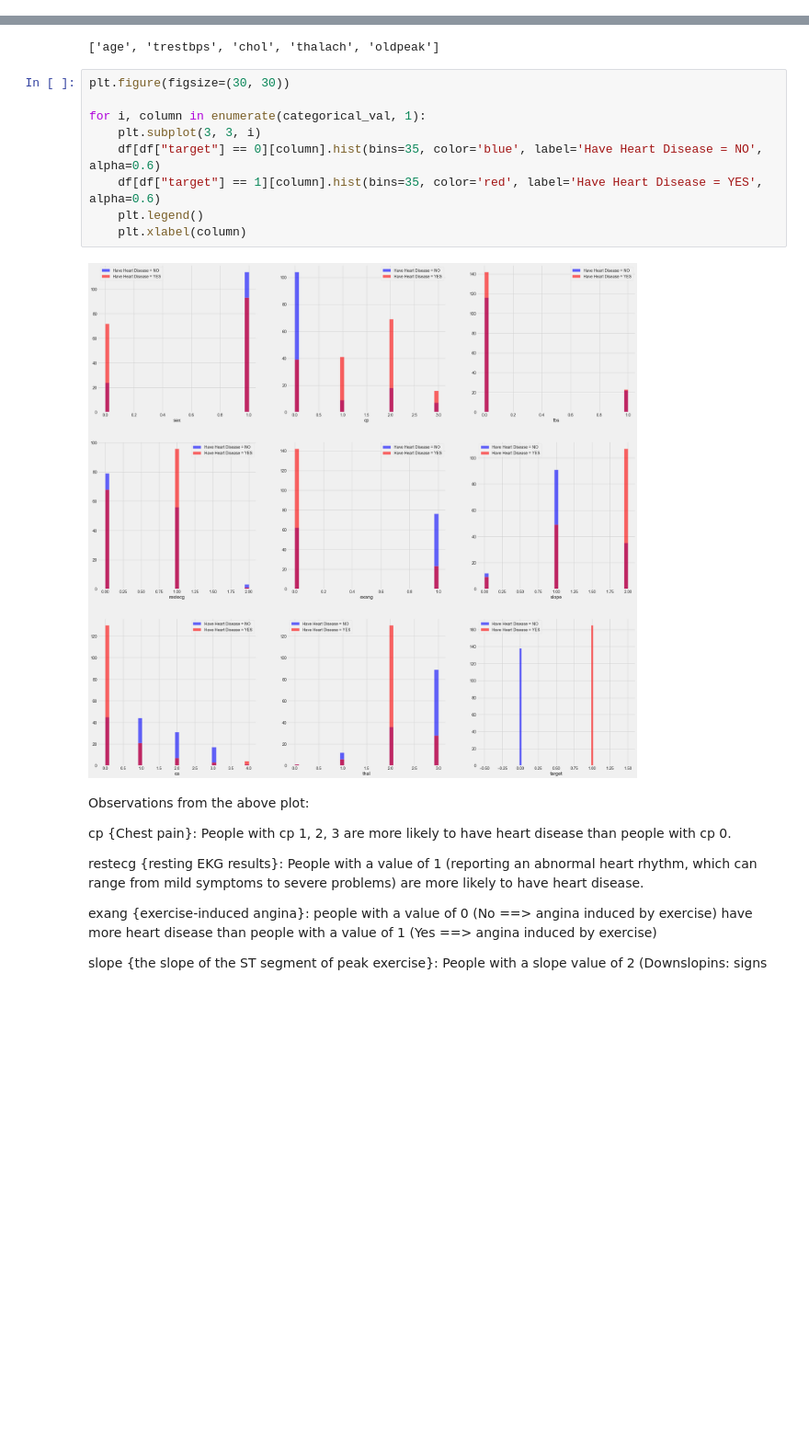
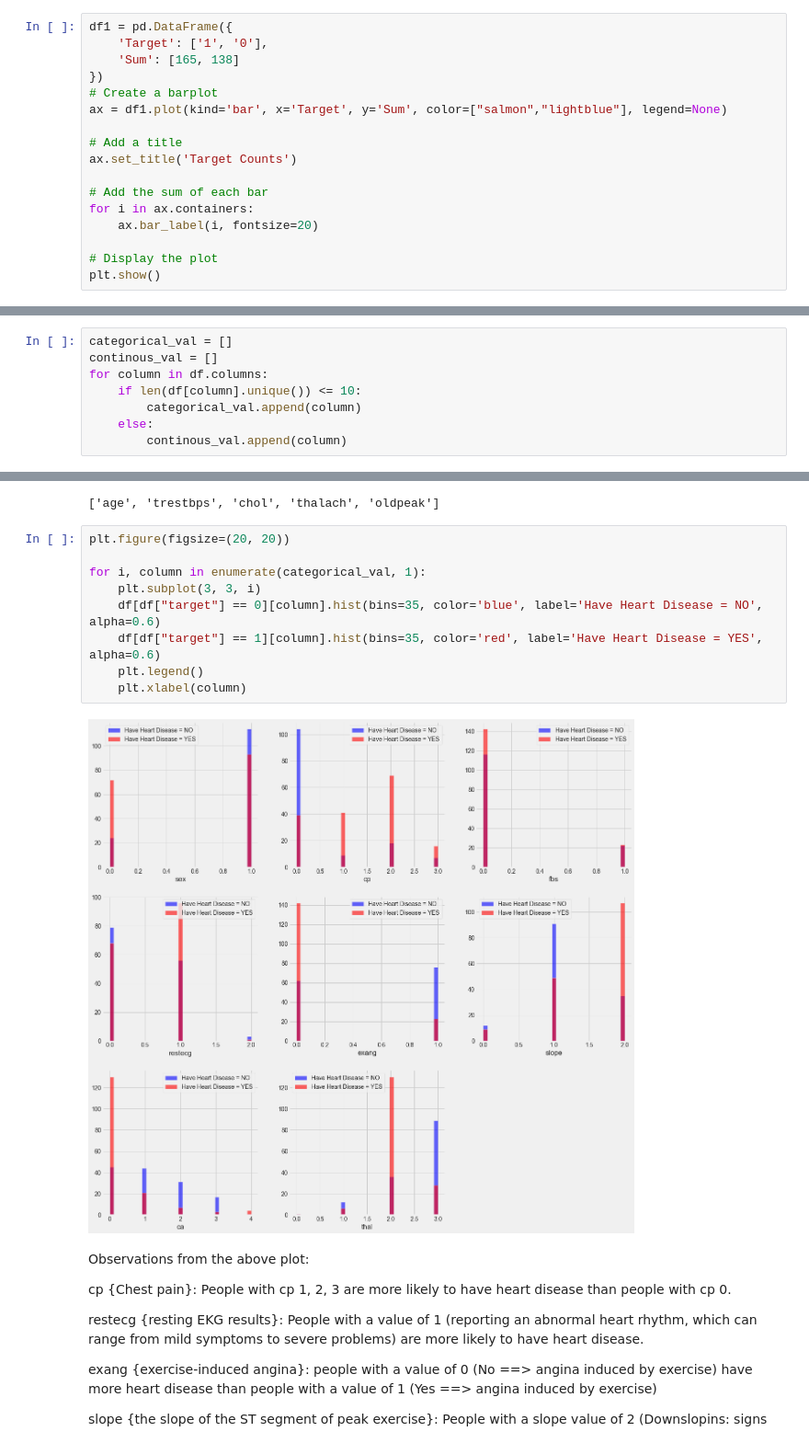
Before and after one commit to Azmi0303/HeartClassification, a Jupyter notebook: heartclassification.ipynb, the cells around one changed output, grey strips where cells are left out. Shown: that part at 92% size. Drawn from its saved outputs; the diff is of its cells as text; blank space fills up the shorter version.

```diff
--- a/heartclassification.ipynb
+++ b/heartclassification.ipynb
@@ -38,3 +65,20 @@ df.target.value_counts().plot(kind="bar", color=["salmon","lightblue"])
 # %% [output]
 <AxesSubplot:>
 [figure]
+# %%
+df1 = pd.DataFrame({
+    'Target': ['1', '0'],
+    'Sum': [165, 138]
+})
+# Create a barplot
+ax = df1.plot(kind='bar', x='Target', y='Sum', color=["salmon","lightblue"], legend=None)
+
+# Add a title
+ax.set_title('Target Counts')
+
+# Add the sum of each bar
+for i in ax.containers:
+    ax.bar_label(i, fontsize=20)
+
+# Display the plot
+plt.show()
@@ -94,4 +140,12 @@ thal : [1 2 3 0]
 target : [1 0]
+# %%
+categorical_val = []
+continous_val = []
+for column in df.columns:
+    if len(df[column].unique()) <= 10:
+        categorical_val.append(column)
+    else:
+        continous_val.append(column)
 # %%
 categorical_val
 # %% [output]
@@ -101,16 +155,16 @@ continous_val
 # %% [output]
 ['age', 'trestbps', 'chol', 'thalach', 'oldpeak']
 # %%
-plt.figure(figsize=(30, 30))
+plt.figure(figsize=(20, 20))
 
 for i, column in enumerate(categorical_val, 1):
     plt.subplot(3, 3, i)
     df[df["target"] == 0][column].hist(bins=35, color='blue', label='Have Heart Disease = NO', alpha=0.6)
     df[df["target"] == 1][column].hist(bins=35, color='red', label='Have Heart Disease = YES', alpha=0.6)
     plt.legend()
     plt.xlabel(column)
 # %% [output]
-[figure, old version]
+[figure, new version]
 # %% [markdown]
 Observations from the above plot:
 
```
Also changed, not shown: parts of 69 cells of this notebook.
